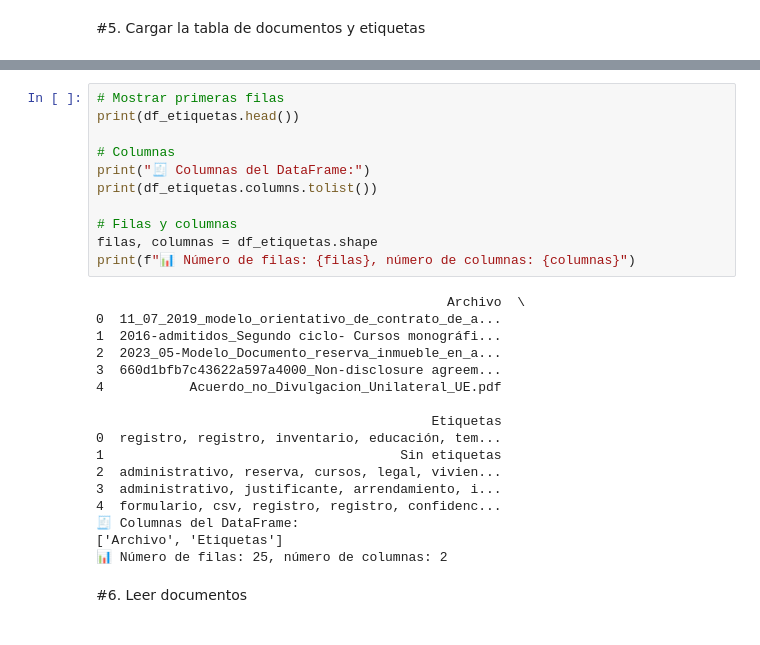
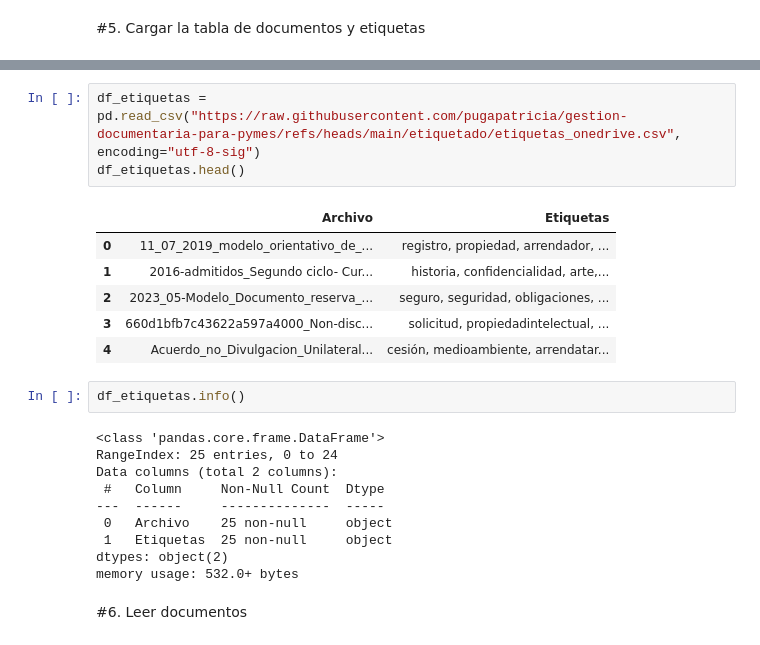
Before and after one commit to pugapatricia/gestion-documentaria-para-pymes, a Jupyter notebook: buscador/busqueda_inteligente_openai.ipynb, the cells around one changed output, grey strips where cells are left out. Saved outputs shown, nothing was run; the diff lists cells and outputs as text.

```diff
--- a/buscador/busqueda_inteligente_openai.ipynb
+++ b/buscador/busqueda_inteligente_openai.ipynb
@@ -249,31 +229,25 @@ Saving etiquetas_onedrive (4).csv to etiquetas_onedrive (4) (4).csv
-# %%
-# Mostrar primeras filas
-print(df_etiquetas.head())
-
-# Columnas
-print("🧾 Columnas del DataFrame:")
-print(df_etiquetas.columns.tolist())
-
-# Filas y columnas
-filas, columnas = df_etiquetas.shape
-print(f"📊 Número de filas: {filas}, número de columnas: {columnas}")
-# %% [output]
-                                             Archivo  \
-0  11_07_2019_modelo_orientativo_de_contrato_de_a...
-1  2016-admitidos_Segundo ciclo- Cursos monográfi...
-2  2023_05-Modelo_Documento_reserva_inmueble_en_a...
-3  660d1bfb7c43622a597a4000_Non-disclosure agreem...
-4           Acuerdo_no_Divulgacion_Unilateral_UE.pdf
-
-                                           Etiquetas
-0  registro, registro, inventario, educación, tem...
-1                                      Sin etiquetas
-2  administrativo, reserva, cursos, legal, vivien...
-3  administrativo, justificante, arrendamiento, i...
-4  formulario, csv, registro, registro, confidenc...
-🧾 Columnas del DataFrame:
-['Archivo', 'Etiquetas']
-📊 Número de filas: 25, número de columnas: 2
+# %%
+df_etiquetas = pd.read_csv("https://raw.githubusercontent.com/pugapatricia/gestion-documentaria-para-pymes/refs/heads/main/etiquetado/etiquetas_onedrive.csv", encoding="utf-8-sig")
+df_etiquetas.head()
+# %% [output]
+|  | Archivo | Etiquetas |
+| 0 | 11_07_2019_modelo_orientativo_de_... | registro, propiedad, arrendador, ... |
+| 1 | 2016-admitidos_Segundo ciclo- Cur... | historia, confidencialidad, arte,... |
+| 2 | 2023_05-Modelo_Documento_reserva_... | seguro, seguridad, obligaciones, ... |
+| 3 | 660d1bfb7c43622a597a4000_Non-disc... | solicitud, propiedadintelectual, ... |
+| 4 | Acuerdo_no_Divulgacion_Unilateral... | cesión, medioambiente, arrendatar... |
+# %%
+df_etiquetas.info()
+# %% [output]
+<class 'pandas.core.frame.DataFrame'>
+RangeIndex: 25 entries, 0 to 24
+Data columns (total 2 columns):
+ #   Column     Non-Null Count  Dtype
+---  ------     --------------  -----
+ 0   Archivo    25 non-null     object
+ 1   Etiquetas  25 non-null     object
+dtypes: object(2)
+memory usage: 532.0+ bytes
 # %% [markdown]
 #6. Leer documentos
 # %%
```
Also changed, not shown: parts of 10 cells of this notebook.
